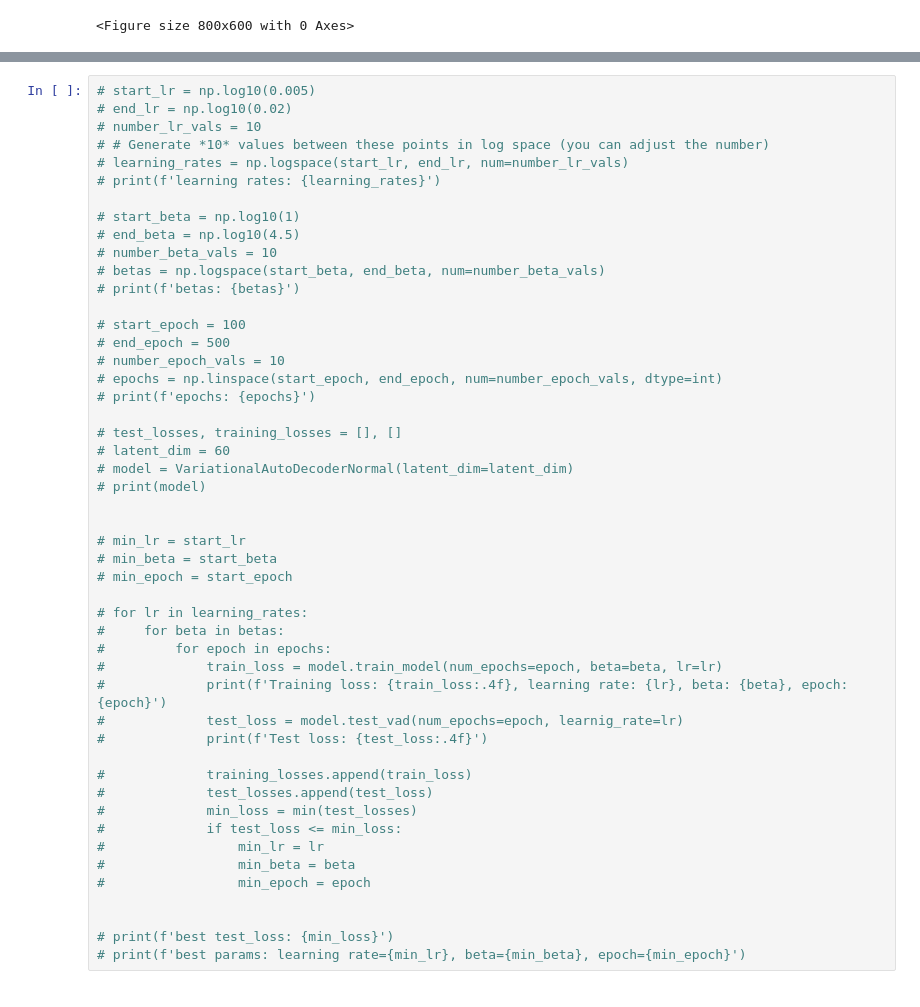
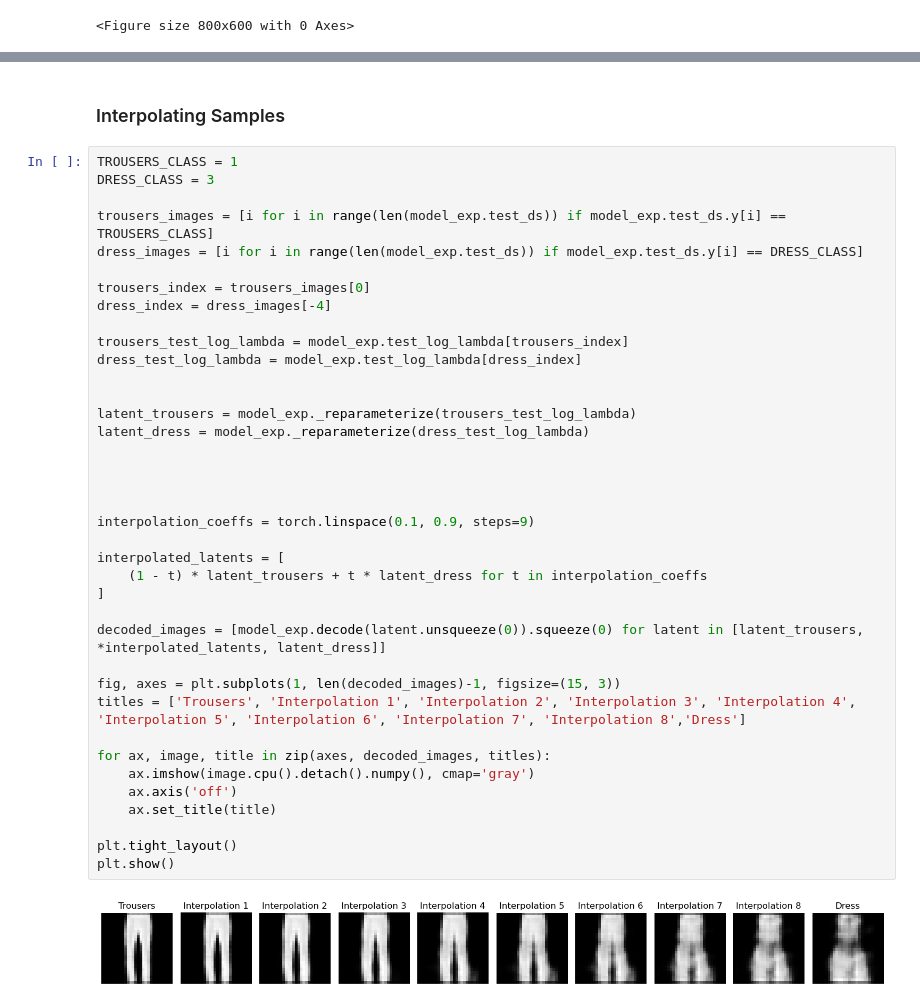
Before and after one commit to roiteichman/Deep-project, a Jupyter notebook: Project.ipynb, the cells around one changed output, grey strips where cells are left out. Saved outputs shown, nothing was run; the diff lists cells and outputs as text.

```diff
--- a/Project.ipynb
+++ b/Project.ipynb
@@ -1013,49 +1051,42 @@ From the plot we can observe that the sandals class is sperated in to two areas
+# %% [markdown]
+### Interpolating Samples
 # %%
-# start_lr = np.log10(0.005)
-# end_lr = np.log10(0.02)
-# number_lr_vals = 10
-# # Generate *10* values between these points in log space (you can adjust the number)
-# learning_rates = np.logspace(start_lr, end_lr, num=number_lr_vals)
-# print(f'learning rates: {learning_rates}')
+TROUSERS_CLASS = 1
+DRESS_CLASS = 3
 
-# start_beta = np.log10(1)
-# end_beta = np.log10(4.5)
-# number_beta_vals = 10
-# betas = np.logspace(start_beta, end_beta, num=number_beta_vals)
-# print(f'betas: {betas}')
+trousers_images = [i for i in range(len(model_exp.test_ds)) if model_exp.test_ds.y[i] == TROUSERS_CLASS]
+dress_images = [i for i in range(len(model_exp.test_ds)) if model_exp.test_ds.y[i] == DRESS_CLASS]
 
-# start_epoch = 100
-# end_epoch = 500
-# number_epoch_vals = 10
-# epochs = np.linspace(start_epoch, end_epoch, num=number_epoch_vals, dtype=int)
-# print(f'epochs: {epochs}')
+trousers_index = trousers_images[0]
+dress_index = dress_images[-4]
 
-# test_losses, training_losses = [], []
-# latent_dim = 60
-# model = VariationalAutoDecoderNormal(latent_dim=latent_dim)
-# print(model)
+trousers_test_log_lambda = model_exp.test_log_lambda[trousers_index]
+dress_test_log_lambda = model_exp.test_log_lambda[dress_index]
 
 
-# min_lr = start_lr
-# min_beta = start_beta
-# min_epoch = start_epoch
-
-# for lr in learning_rates:
-#     for beta in betas:
-#         for epoch in epochs:
-#             train_loss = model.train_model(num_epochs=epoch, beta=beta, lr=lr)
-#             print(f'Training loss: {train_loss:.4f}, learning rate: {lr}, beta: {beta}, epoch: {epoch}')
-#             test_loss = model.test_vad(num_epochs=epoch, learnig_rate=lr)
-#             print(f'Test loss: {test_loss:.4f}')
-
-#             training_losses.append(train_loss)
-#             test_losses.append(test_loss)
-#             min_loss = min(test_losses)
-#             if test_loss <= min_loss:
-#                 min_lr = lr
-#                 min_beta = beta
-#                 min_epoch = epoch
+latent_trousers = model_exp._reparameterize(trousers_test_log_lambda)
+latent_dress = model_exp._reparameterize(dress_test_log_lambda)
 
 
-# print(f'best test_loss: {min_loss}')
-# print(f'best params: learning rate={min_lr}, beta={min_beta}, epoch={min_epoch}')
+
+
+interpolation_coeffs = torch.linspace(0.1, 0.9, steps=9)
+
+interpolated_latents = [
+    (1 - t) * latent_trousers + t * latent_dress for t in interpolation_coeffs
+]
+
+decoded_images = [model_exp.decode(latent.unsqueeze(0)).squeeze(0) for latent in [latent_trousers, *interpolated_latents, latent_dress]]
+
+fig, axes = plt.subplots(1, len(decoded_images)-1, figsize=(15, 3))
+titles = ['Trousers', 'Interpolation 1', 'Interpolation 2', 'Interpolation 3', 'Interpolation 4', 'Interpolation 5', 'Interpolation 6', 'Interpolation 7', 'Interpolation 8','Dress']
+
+for ax, image, title in zip(axes, decoded_images, titles):
+    ax.imshow(image.cpu().detach().numpy(), cmap='gray')
+    ax.axis('off')
+    ax.set_title(title)
+
+plt.tight_layout()
+plt.show()
+# %% [output]
+[figure, added]
```
Also changed, not shown: parts of 9 cells of this notebook, 1 other file.
